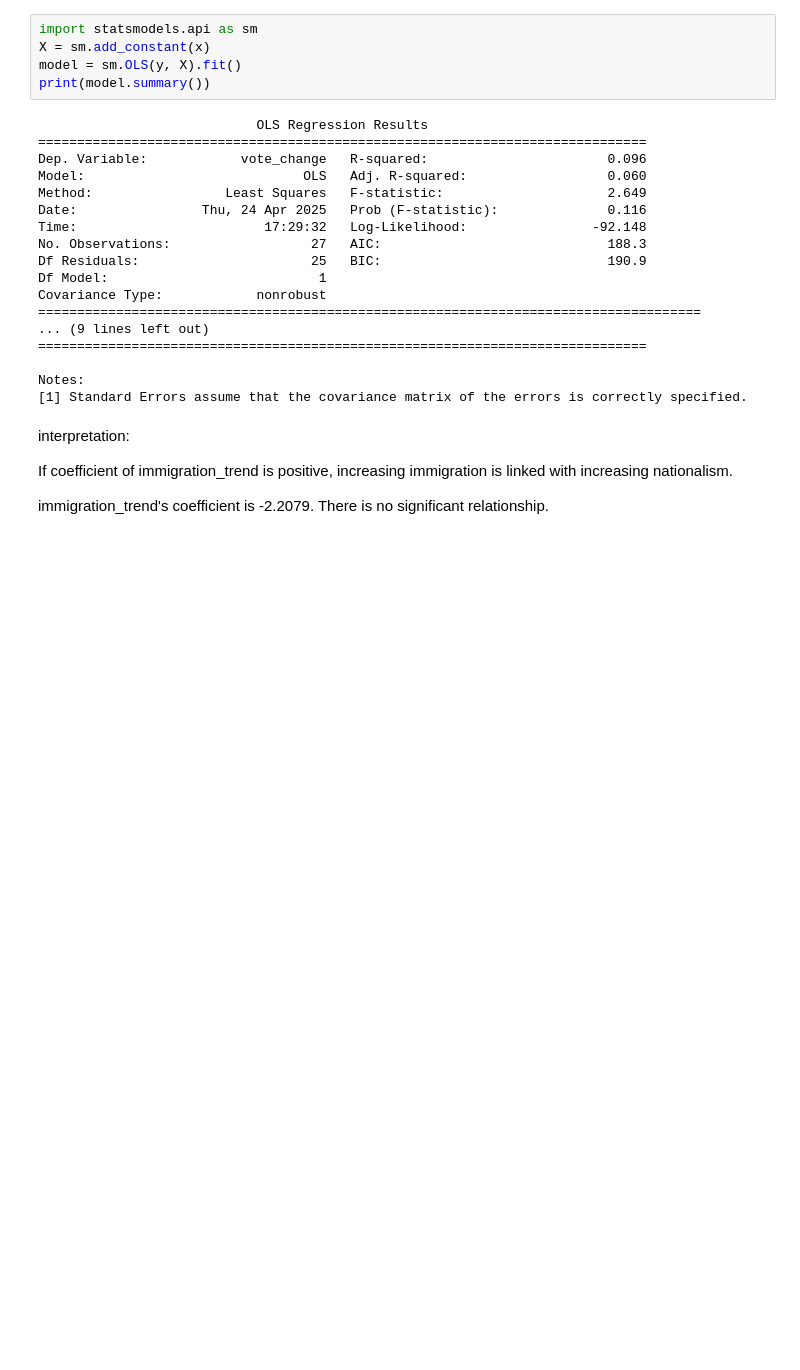
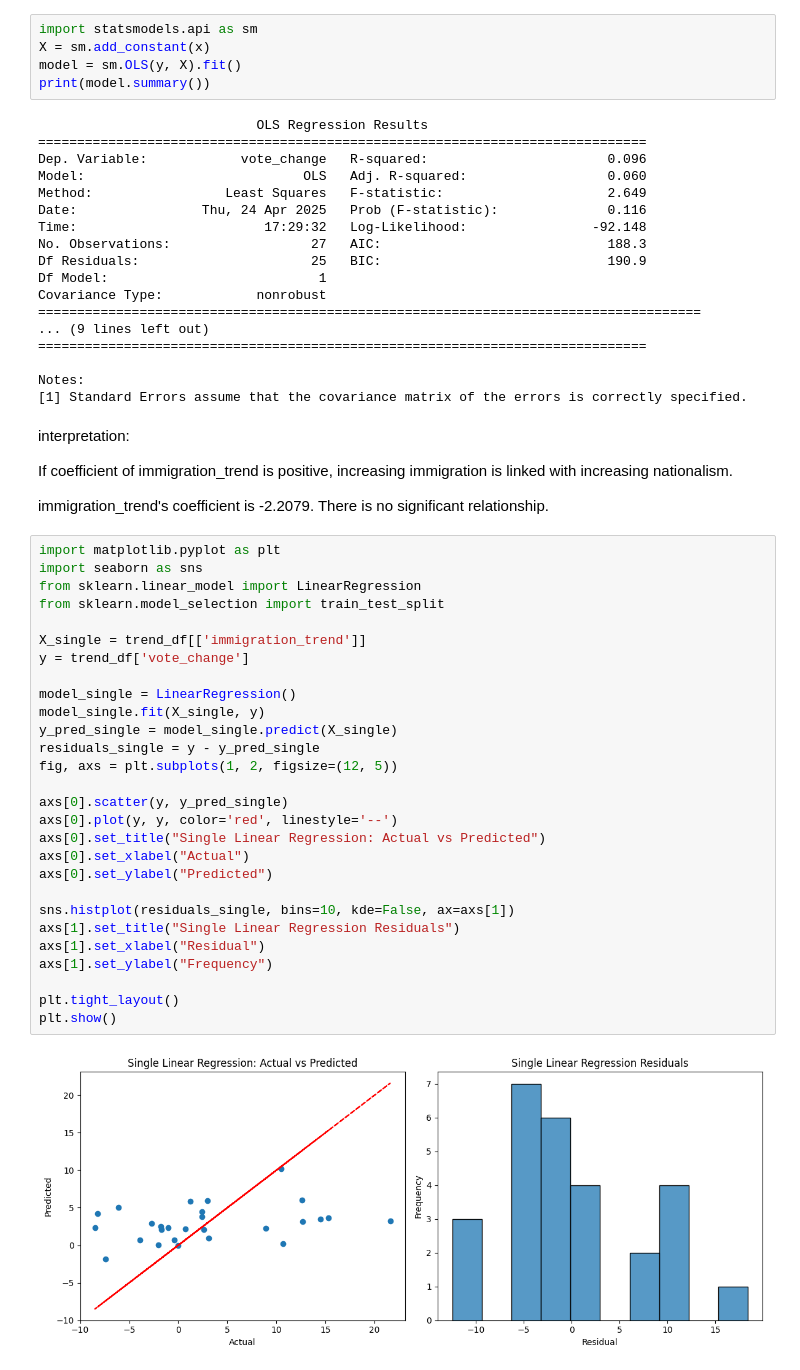
Before and after one commit to zeynepnorman/DSA210-project-zeynep-norman, a Jupyter notebook: dsaproject.ipynb, the cells around one changed output. Drawn from its saved outputs; the diff is of its cells as text; blank space fills up the shorter version.

```diff
--- a/dsaproject.ipynb
+++ b/dsaproject.ipynb
@@ -230,3 +293,33 @@ interpretation:
 If coefficient of immigration_trend is positive, increasing immigration is linked with increasing nationalism.
 
 immigration_trend's coefficient is -2.2079. There is no significant relationship.
+# %%
+import matplotlib.pyplot as plt
+import seaborn as sns
+from sklearn.linear_model import LinearRegression
+from sklearn.model_selection import train_test_split
+
+X_single = trend_df[['immigration_trend']]
+y = trend_df['vote_change']
+
+model_single = LinearRegression()
+model_single.fit(X_single, y)
+y_pred_single = model_single.predict(X_single)
+residuals_single = y - y_pred_single
+fig, axs = plt.subplots(1, 2, figsize=(12, 5))
+
+axs[0].scatter(y, y_pred_single)
+axs[0].plot(y, y, color='red', linestyle='--')
+axs[0].set_title("Single Linear Regression: Actual vs Predicted")
+axs[0].set_xlabel("Actual")
+axs[0].set_ylabel("Predicted")
+
+sns.histplot(residuals_single, bins=10, kde=False, ax=axs[1])
+axs[1].set_title("Single Linear Regression Residuals")
+axs[1].set_xlabel("Residual")
+axs[1].set_ylabel("Frequency")
+
+plt.tight_layout()
+plt.show()
+# %% [output]
+[figure, added]
```
Also changed, not shown: parts of 23 cells of this notebook, 4 other files.
